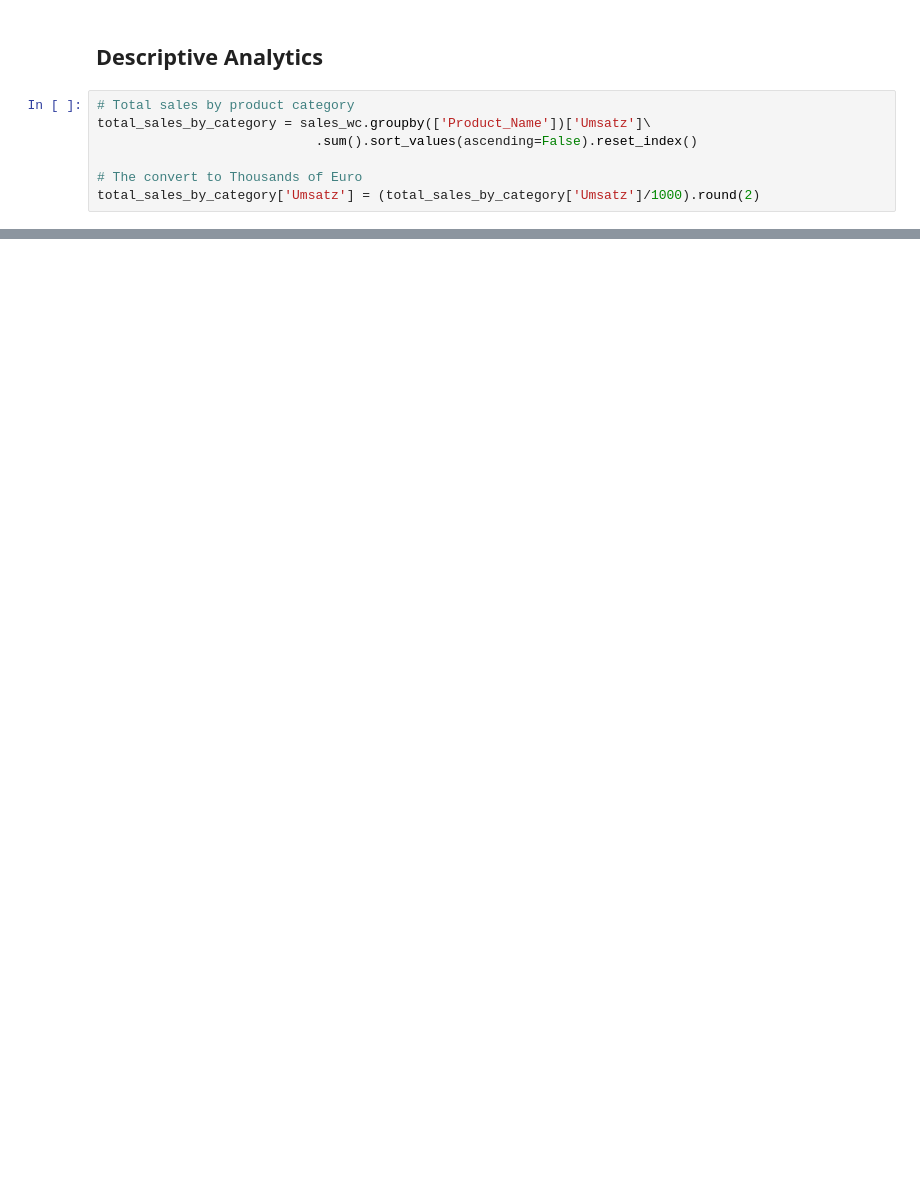
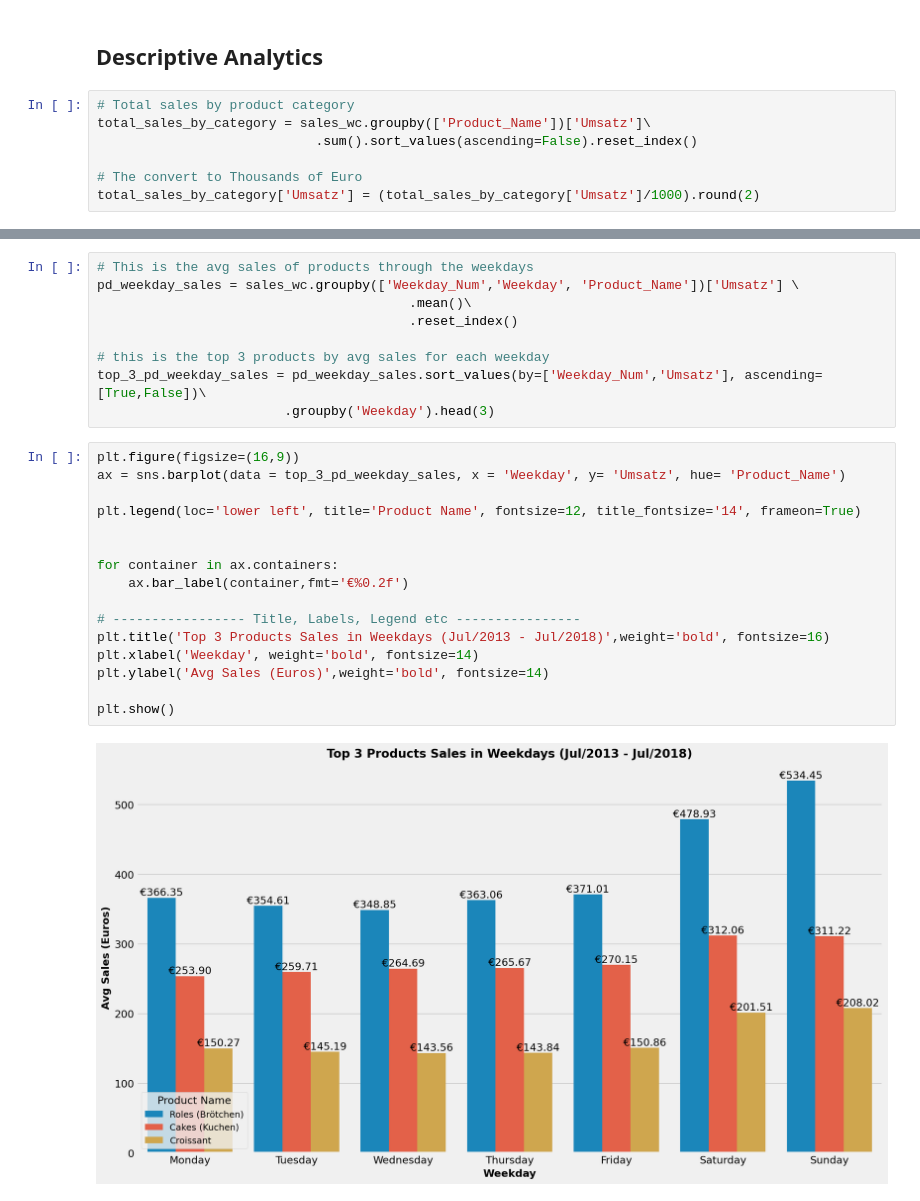
Before and after one commit to giuuusepeda/bakery_prediction, a Jupyter notebook: 1_DatasetCharacteristics/ts_sam/eda_ts_sam.ipynb, the cells around one changed output, grey strips where cells are left out. Drawn from its saved outputs; the diff is of its cells as text; blank space fills up the shorter version.

```diff
--- a/1_DatasetCharacteristics/ts_sam/eda_ts_sam.ipynb
+++ b/1_DatasetCharacteristics/ts_sam/eda_ts_sam.ipynb
@@ -88,0 +109,27 @@ total_sales_by_category['Umsatz'] = (total_sales_by_category['Umsatz']/1000).rou
+# %%
+# This is the avg sales of products through the weekdays
+pd_weekday_sales = sales_wc.groupby(['Weekday_Num','Weekday', 'Product_Name'])['Umsatz'] \
+                                        .mean()\
+                                        .reset_index()
+
+# this is the top 3 products by avg sales for each weekday
+top_3_pd_weekday_sales = pd_weekday_sales.sort_values(by=['Weekday_Num','Umsatz'], ascending=[True,False])\
+                        .groupby('Weekday').head(3)
+# %%
+plt.figure(figsize=(16,9))
+ax = sns.barplot(data = top_3_pd_weekday_sales, x = 'Weekday', y= 'Umsatz', hue= 'Product_Name')
+
+plt.legend(loc='lower left', title='Product Name', fontsize=12, title_fontsize='14', frameon=True)
+
+
+for container in ax.containers:
+    ax.bar_label(container,fmt='€%0.2f')
+
+# ----------------- Title, Labels, Legend etc ----------------
+plt.title('Top 3 Products Sales in Weekdays (Jul/2013 - Jul/2018)',weight='bold', fontsize=16)
+plt.xlabel('Weekday', weight='bold', fontsize=14)
+plt.ylabel('Avg Sales (Euros)',weight='bold', fontsize=14)
+
+plt.show()
+# %% [output]
+[figure, added]
```
Also changed, not shown: parts of 6 cells of this notebook.
